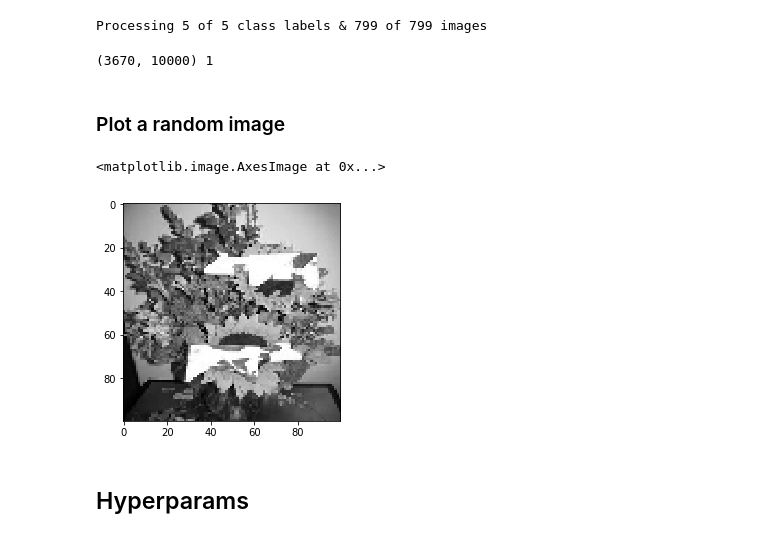
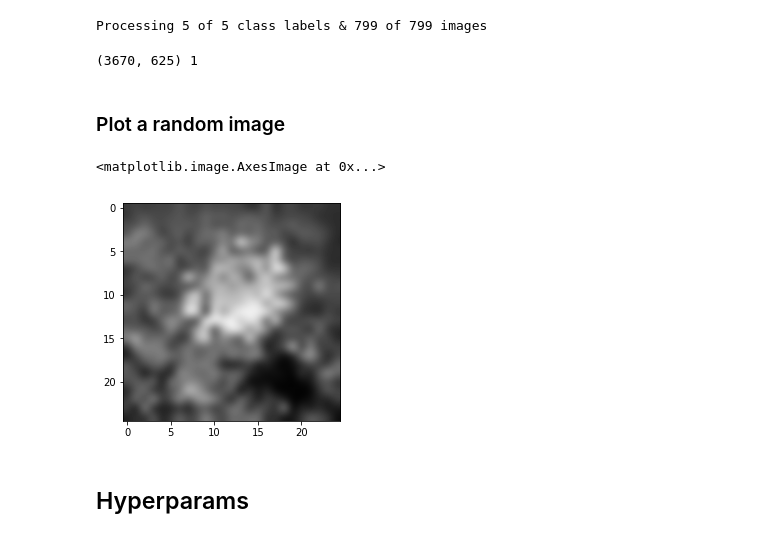
Before and after one commit to victor-iyi/flower-classification, a Jupyter notebook: learning-gan.ipynb, the cells around one changed output. Cells and saved outputs as stored; diff of their text form; code cells hidden in the pictures.

```diff
--- a/learning-gan.ipynb
+++ b/learning-gan.ipynb
@@ -16,26 +16,26 @@ from dataset import ImageDataset
 data_dir = 'datasets/flowers'
 save_file = 'datasets/saved/features{0}x{0}x{1}.pkl'
 # %%
-data = ImageDataset(data_dir=data_dir, size=100, flatten=True, grayscale=True)
-data.create()
-data.save(save_file.format(data.size, data.channels), force=True)
-# data = data.load(save_file.format(data.size, data.channels))
+data = ImageDataset(data_dir=data_dir, size=25, flatten=True, grayscale=True)
+# data.create()
+# data.save(save_file.format(data.size, data.channels), force=True)
+data = data.load(save_file.format(data.size, data.channels))
 # %% [output]
 Processing 5 of 5 class labels & 799 of 799 images
 # %%
 X_train, y_train, X_test, y_test = data.train_test_split(test_size=0.1)
 print(data.features.shape, data.channels)
 # %% [output]
-(3670, 10000) 1
+(3670, 625) 1
 # %% [markdown]
 ### Plot a random image
 # %%
 sample_image = X_test[3]
-sample_image = sample_image.reshape([data.size, data.size, data.channels])
-plt.imshow(sample_image.reshape([100, 100]), cmap='gray')
+sample_image = sample_image.reshape([data.size, data.size])
+plt.imshow(sample_image, cmap='gray', interpolation='bicubic')
 # %% [output]
 <matplotlib.image.AxesImage at 0x...>
-[figure, old version]
+[figure, new version]
 # %% [markdown]
 ## Hyperparams
 # %%
```
Also changed, not shown: parts of 4 cells of this notebook.
